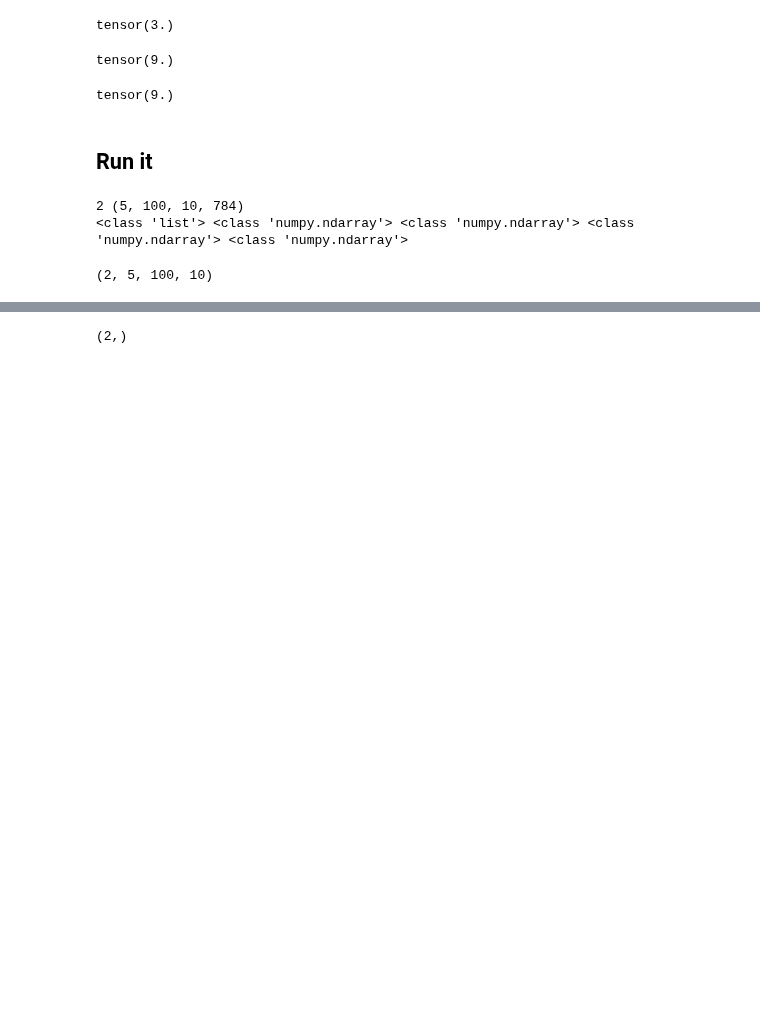
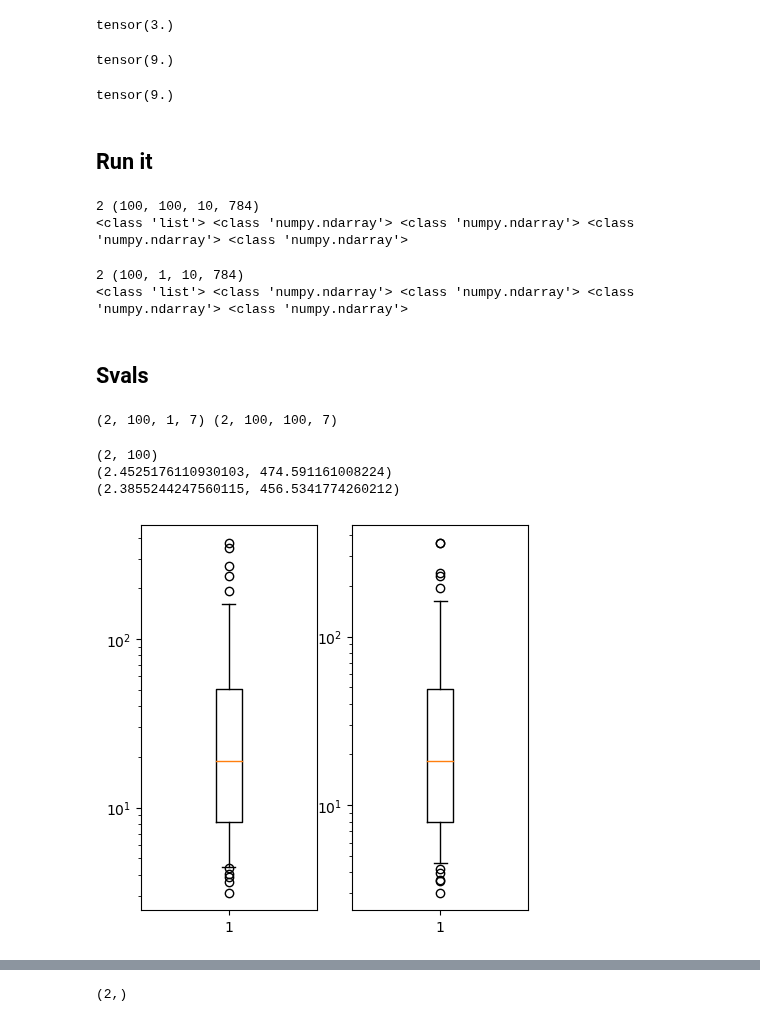
Before and after one commit to johannesmaess/investigation, a Jupyter notebook: integrated_gradients.ipynb, the cells around one changed output, grey strips where cells are left out. Drawn from its saved outputs; the diff is of its cells as text; code cells hidden in the pictures; blank space fills up the shorter version.

```diff
--- a/integrated_gradients.ipynb
+++ b/integrated_gradients.ipynb
@@ -335,10 +345,10 @@ tensor(9.)
 # %%
 iig = IntermediateIntegratedGradients([model_1, model_2])
 n_steps=100
-n_points = 5
+n_points = 100
 n_classes = 10
 
-grads_list = [[iig.attribute(inp, baseline_0=None, target=t, n_steps=n_steps)
+grads_list = [[iig.attribute(inp, baseline_0=None, target=t, n_steps=n_steps, like_lrp=True)
                 for t in range(n_classes)]
                 for inp in data[:n_points]]                          # (points, classes, layers, baselines, *(layer_size))
 # transpose
@@ -348,8 +358,10 @@ for i in range(len(grads_list[0][0])):
     for_layer = np.array(for_layer).reshape((n_points, n_classes, n_steps, -1)).transpose((0,2,1,3))
     grads.append(for_layer)
 
+grads_iig = grads.copy()
+
 print(len(grads), grads[0].shape)
 print(type(grads), type(grads[0]), type(grads[0][0]), type(grads[0][0][0]), type(grads[0][0][0][0]))
 # %% [output]
-2 (5, 100, 10, 784)
+2 (100, 100, 10, 784)
 <class 'list'> <class 'numpy.ndarray'> <class 'numpy.ndarray'> <class 'numpy.ndarray'> <class 'numpy.ndarray'>
@@ -361,4 +368,53 @@ svals, _ = calc_vals_batch(grads, num_vals='auto', tqdm_for='point')
-# %%
-svals.shape
-# %% [output]
-(2, 5, 100, 10)
+# %%
+def calc_iig(
+    iig,
+    n_steps = 1,
+    baseline_at_steps = None,
+    n_points = 100,
+    n_classes = 10,
+    like_lrp=True, multiply_by_inputs=True):
+
+    grads_list = [[iig.attribute(inp, baseline_0=None, target=t, n_steps=n_steps, like_lrp=like_lrp, multiply_by_inputs=multiply_by_inputs)
+                    for t in range(n_classes)]
+                    for inp in data[:n_points]]                          # (points, classes, layers, baselines, *(layer_size))
+    # transpose
+    grads = []                                                           # (layers, points, classes, baselines, *(layer_size))
+    for i in range(len(grads_list[0][0])):
+        for_layer = [[g2[i] for g2 in g1] for g1 in grads_list]
+        for_layer = np.array(for_layer).reshape((n_points, n_classes, n_steps, -1)).transpose((0,2,1,3))
+        grads.append(for_layer)
+
+    return grads
+
+iig = IntermediateIntegratedGradients([model_1, model_2])
+grads = calc_iig(iig, multiply_by_inputs=False)
+i_grads = calc_iig(iig, multiply_by_inputs=True, n_steps=100, baseline_at_steps=[100])
+
+print(len(grads), grads[0].shape)
+print(type(grads), type(grads[0]), type(grads[0][0]), type(grads[0][0][0]), type(grads[0][0][0][0]))
+# %% [output]
+2 (100, 1, 10, 784)
+<class 'list'> <class 'numpy.ndarray'> <class 'numpy.ndarray'> <class 'numpy.ndarray'> <class 'numpy.ndarray'>
+# %% [markdown]
+## Svals
+# %%
+svals_grads = calc_vals_batch(grads, num_vals='auto', tqdm_for='point', return_vecs=False)
+svals_i_grads = calc_vals_batch(i_grads, num_vals='auto', tqdm_for='point', return_vecs=False)
+
+print(svals_grads.shape, svals_i_grads.shape)
+# %% [output]
+(2, 100, 1, 7) (2, 100, 100, 7)
+# %%
+d = condition_number(svals_grads, percentile=.95)[:, :, 0]
+print(d.shape)
+# boxplot vertical, log scaled y axis:
+fig, axs = plt.subplots(1, len(d), figsize=(5, 5))
+for ax, d in zip(axs, d):
+    ax.set_yscale('log')
+    ax.boxplot(d, vert=True, showfliers=True, whis=[5, 95])
+    print(ax.get_ylim())
+# %% [output]
+(2, 100)
+(2.4525176110930103, 474.591161008224)
+(2.3855244247560115, 456.5341774260212)
+[figure, added]
```
Also changed, not shown: parts of 19 cells of this notebook, 43 other files.
